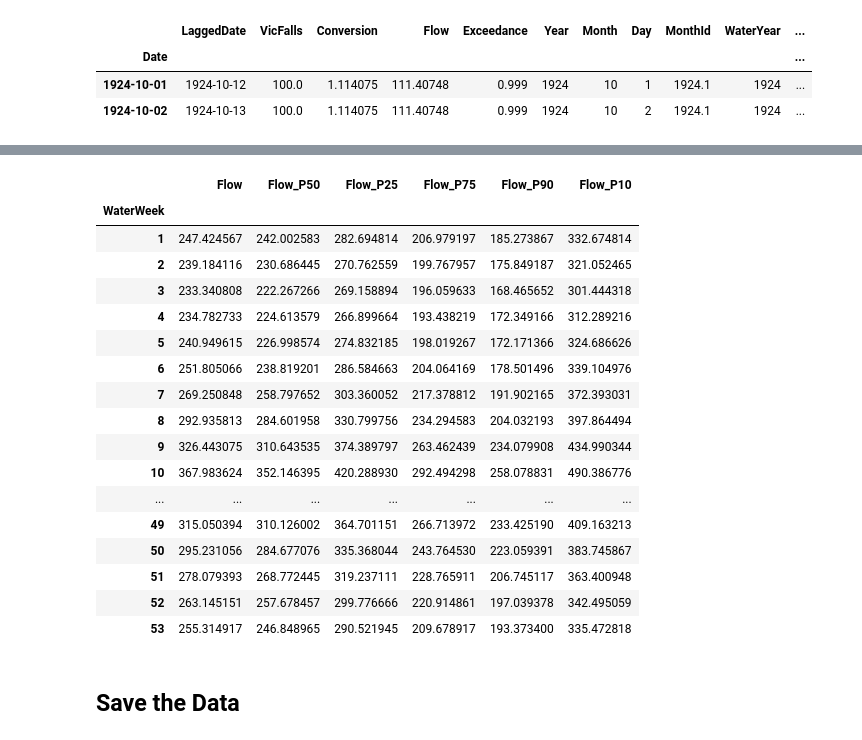
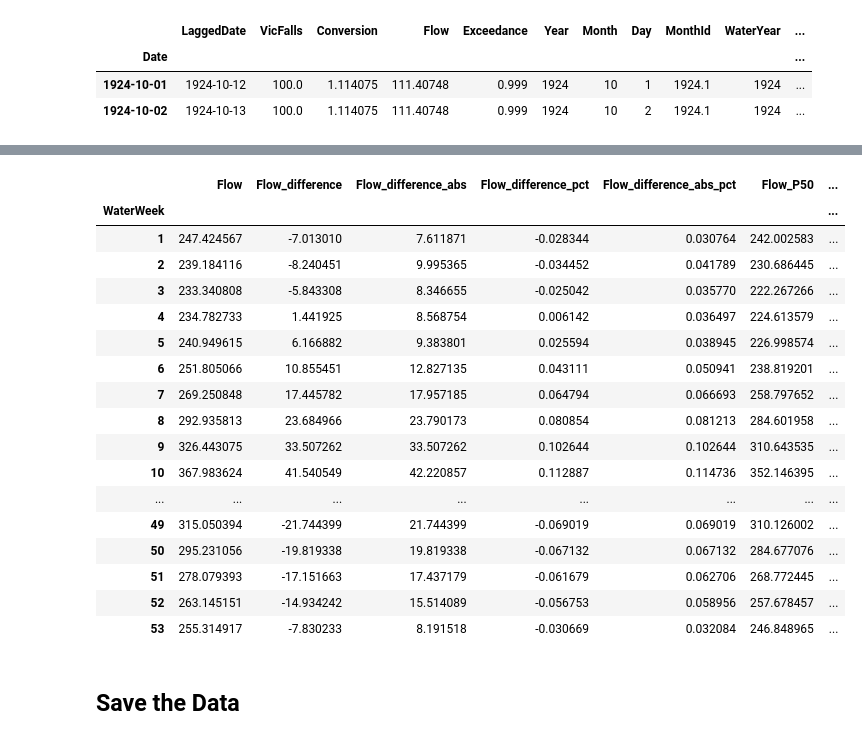
Before and after one commit to AndyFlem/ngonye-notepad, a Jupyter notebook: c_flow_data.ipynb, the cells around one changed output, grey strips where cells are left out. Cells and saved outputs as stored; diff of their text form; code cells hidden in the pictures.

Commit message:
flow diff

```diff
--- a/c_flow_data.ipynb
+++ b/c_flow_data.ipynb
@@ -76,6 +76,7 @@ daily.head(8)
 | 1924-10-08 | 1924-10-19 | 100.0 | 1.114075 | 111.40748 | 0.999 | 1924 | 10 | 8 | 1924.1 | 1924 | ... |
 # %%
 daily['Flow_difference']=np.abs(daily['Flow']-daily['Flow'].shift(1))
+daily['Flow_difference_pct']=daily['Flow_difference']/daily['Flow']
 # %% [markdown]
 ## Setup the Monthly Data
 
@@ -513,6 +514,7 @@ weekly=weekly.join(daily.groupby(["WaterYear","WaterWeek"]).agg(
    Flow_min=('Flow', 'min'),
    Volume=('Volume', 'sum')
 ))
-weekly['Flow_difference']=np.abs(weekly['Flow']-weekly['Flow'].shift(1))
+weekly['Flow_difference']=weekly['Flow']-weekly['Flow'].shift(1)
+weekly['Flow_difference_abs']=np.abs(weekly['Flow']-weekly['Flow'].shift(1))
 weekly
 # %% [output]
@@ -554,30 +535,32 @@ weekly.groupby(["WaterWeek"]).quantile(0.5)
 # %%
-waterweeks=weekly['Flow'].groupby(["WaterWeek"]).mean().to_frame()
+waterweeks=weekly[['Flow','Flow_difference','Flow_difference_abs']].groupby(["WaterWeek"]).mean()
+waterweeks['Flow_difference_pct']=waterweeks['Flow_difference']/waterweeks['Flow']
+waterweeks['Flow_difference_abs_pct']=waterweeks['Flow_difference_abs']/waterweeks['Flow']
 waterweeks['Flow_P50']=weekly.reset_index()[['WaterWeek','Flow']].groupby(["WaterWeek"]).quantile(0.5)
 waterweeks['Flow_P25']=weekly.reset_index()[['WaterWeek','Flow']].groupby(["WaterWeek"]).quantile(0.75)
 waterweeks['Flow_P75']=weekly.reset_index()[['WaterWeek','Flow']].groupby(["WaterWeek"]).quantile(0.25)
 waterweeks['Flow_P90']=weekly.reset_index()[['WaterWeek','Flow']].groupby(["WaterWeek"]).quantile(0.10)
 waterweeks['Flow_P10']=weekly.reset_index()[['WaterWeek','Flow']].groupby(["WaterWeek"]).quantile(0.90)
 waterweeks
 # %% [output]
-|  | Flow | Flow_P50 | Flow_P25 | Flow_P75 | Flow_P90 | Flow_P10 |
-| WaterWeek |  |  |  |  |  |  |
-| 1 | 247.424567 | 242.002583 | 282.694814 | 206.979197 | 185.273867 | 332.674814 |
-| 2 | 239.184116 | 230.686445 | 270.762559 | 199.767957 | 175.849187 | 321.052465 |
-| 3 | 233.340808 | 222.267266 | 269.158894 | 196.059633 | 168.465652 | 301.444318 |
-| 4 | 234.782733 | 224.613579 | 266.899664 | 193.438219 | 172.349166 | 312.289216 |
-| 5 | 240.949615 | 226.998574 | 274.832185 | 198.019267 | 172.171366 | 324.686626 |
-| 6 | 251.805066 | 238.819201 | 286.584663 | 204.064169 | 178.501496 | 339.104976 |
-| 7 | 269.250848 | 258.797652 | 303.360052 | 217.378812 | 191.902165 | 372.393031 |
-| 8 | 292.935813 | 284.601958 | 330.799756 | 234.294583 | 204.032193 | 397.864494 |
-| 9 | 326.443075 | 310.643535 | 374.389797 | 263.462439 | 234.079908 | 434.990344 |
-| 10 | 367.983624 | 352.146395 | 420.288930 | 292.494298 | 258.078831 | 490.386776 |
-| ... | ... | ... | ... | ... | ... | ... |
-| 49 | 315.050394 | 310.126002 | 364.701151 | 266.713972 | 233.425190 | 409.163213 |
-| 50 | 295.231056 | 284.677076 | 335.368044 | 243.764530 | 223.059391 | 383.745867 |
-| 51 | 278.079393 | 268.772445 | 319.237111 | 228.765911 | 206.745117 | 363.400948 |
-| 52 | 263.145151 | 257.678457 | 299.776666 | 220.914861 | 197.039378 | 342.495059 |
-| 53 | 255.314917 | 246.848965 | 290.521945 | 209.678917 | 193.373400 | 335.472818 |
+|  | Flow | Flow_difference | Flow_difference_abs | Flow_difference_pct | Flow_difference_abs_pct | Flow_P50 | ... |
+| WaterWeek |  |  |  |  |  |  | ... |
+| 1 | 247.424567 | -7.013010 | 7.611871 | -0.028344 | 0.030764 | 242.002583 | ... |
+| 2 | 239.184116 | -8.240451 | 9.995365 | -0.034452 | 0.041789 | 230.686445 | ... |
+| 3 | 233.340808 | -5.843308 | 8.346655 | -0.025042 | 0.035770 | 222.267266 | ... |
+| 4 | 234.782733 | 1.441925 | 8.568754 | 0.006142 | 0.036497 | 224.613579 | ... |
+| 5 | 240.949615 | 6.166882 | 9.383801 | 0.025594 | 0.038945 | 226.998574 | ... |
+| 6 | 251.805066 | 10.855451 | 12.827135 | 0.043111 | 0.050941 | 238.819201 | ... |
+| 7 | 269.250848 | 17.445782 | 17.957185 | 0.064794 | 0.066693 | 258.797652 | ... |
+| 8 | 292.935813 | 23.684966 | 23.790173 | 0.080854 | 0.081213 | 284.601958 | ... |
+| 9 | 326.443075 | 33.507262 | 33.507262 | 0.102644 | 0.102644 | 310.643535 | ... |
+| 10 | 367.983624 | 41.540549 | 42.220857 | 0.112887 | 0.114736 | 352.146395 | ... |
+| ... | ... | ... | ... | ... | ... | ... | ... |
+| 49 | 315.050394 | -21.744399 | 21.744399 | -0.069019 | 0.069019 | 310.126002 | ... |
+| 50 | 295.231056 | -19.819338 | 19.819338 | -0.067132 | 0.067132 | 284.677076 | ... |
+| 51 | 278.079393 | -17.151663 | 17.437179 | -0.061679 | 0.062706 | 268.772445 | ... |
+| 52 | 263.145151 | -14.934242 | 15.514089 | -0.056753 | 0.058956 | 257.678457 | ... |
+| 53 | 255.314917 | -7.830233 | 8.191518 | -0.030669 | 0.032084 | 246.848965 | ... |
 # %% [markdown]
 ## Save the Data
 # %%
```
Also changed, not shown: parts of 3 cells of this notebook, 4 other files.
